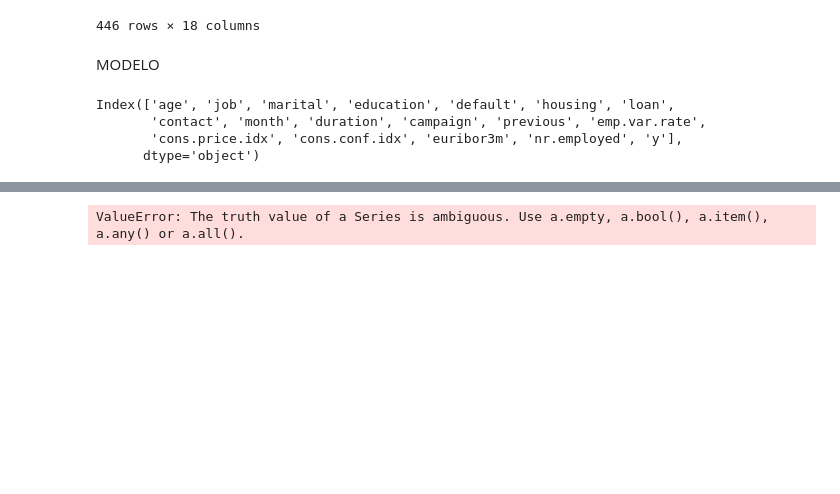
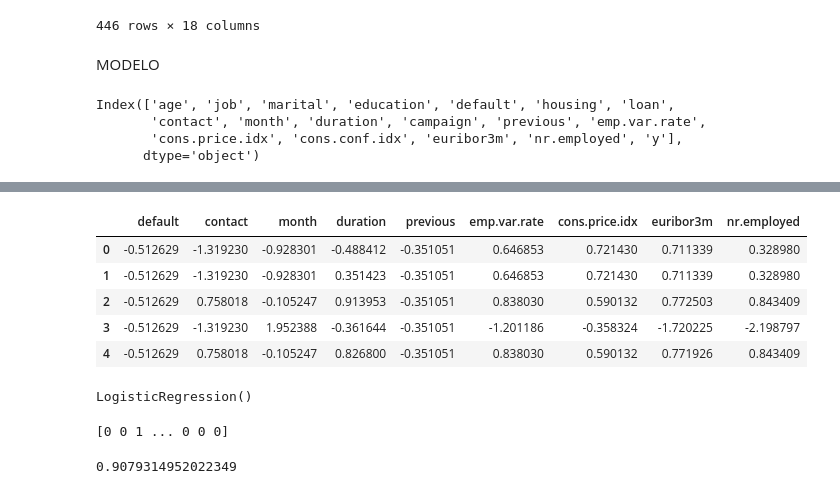
Before and after one commit to Nicolas-DL/regresiones_logisticas, a Jupyter notebook: src/explore.ipynb, the cells around one changed output, grey strips where cells are left out. Drawn from its saved outputs; the diff is of its cells as text; code cells hidden in the pictures; blank space fills up the shorter version.

Commit message:
hasta_accuracy

```diff
--- a/src/explore.ipynb
+++ b/src/explore.ipynb
@@ -412,16 +412,23 @@ X_train_norm.head()
 # %%
 from sklearn.feature_selection import f_classif, SelectKBest
 
 selection_model = SelectKBest(f_classif, k = 9)
 selection_model.fit(X_train_norm, y_train)
 ix = selection_model.get_support()
-X_train_sel = pd.DataFrame(selection_model.transform(X_train), columns = X_train.columns.values[ix])
-X_test_sel = pd.DataFrame(selection_model.transform(X_test), columns = X_test.columns.values[ix])
+X_train_sel = pd.DataFrame(selection_model.transform(X_train_norm), columns = X_train_norm.columns.values[ix])
+X_test_sel = pd.DataFrame(selection_model.transform(X_test_norm), columns = X_test_norm.columns.values[ix])
 
 X_train_sel.head()
 # %% [output]
-ValueError: The truth value of a Series is ambiguous. Use a.empty, a.bool(), a.item(), a.any() or a.all().
+|  | default | contact | month | duration | previous | emp.var.rate | cons.price.idx | euribor3m | nr.employed |
+| 0 | -0.512629 | -1.319230 | -0.928301 | -0.488412 | -0.351051 | 0.646853 | 0.721430 | 0.711339 | 0.328980 |
+| 1 | -0.512629 | -1.319230 | -0.928301 | 0.351423 | -0.351051 | 0.646853 | 0.721430 | 0.711339 | 0.328980 |
+| 2 | -0.512629 | 0.758018 | -0.105247 | 0.913953 | -0.351051 | 0.838030 | 0.590132 | 0.772503 | 0.843409 |
+| 3 | -0.512629 | -1.319230 | 1.952388 | -0.361644 | -0.351051 | -1.201186 | -0.358324 | -1.720225 | -2.198797 |
+| 4 | -0.512629 | 0.758018 | -0.105247 | 0.826800 | -0.351051 | 0.838030 | 0.590132 | 0.771926 | 0.843409 |
 # %%
-#from sklearn.linear_model import LogisticRegression
-#model = LogisticRegression()
-#model.fit(X_train, y_train)
+from sklearn.linear_model import LogisticRegression
+model = LogisticRegression()
+model.fit(X_train_sel, y_train)
+# %% [output]
+LogisticRegression()
@@ -430,6 +435,13 @@ ValueError: The truth value of a Series is ambiguous. Use a.empty, a.bool(), a.i
+# %%
+y_pred = model.predict(X_test_sel)
+print(y_pred)
+# %% [output]
+[0 0 1 ... 0 0 0]
 # %%
-#from sklearn.metrics import accuracy_score
+from sklearn.metrics import accuracy_score
 
-#acc_score = accuracy_score(y_test, y_pred)
-#acc_score
+acc_score = accuracy_score(y_test, y_pred)
+acc_score
+# %% [output]
+0.9079314952022349
 # %%
```
Also changed, not shown: parts of 2 cells of this notebook.
